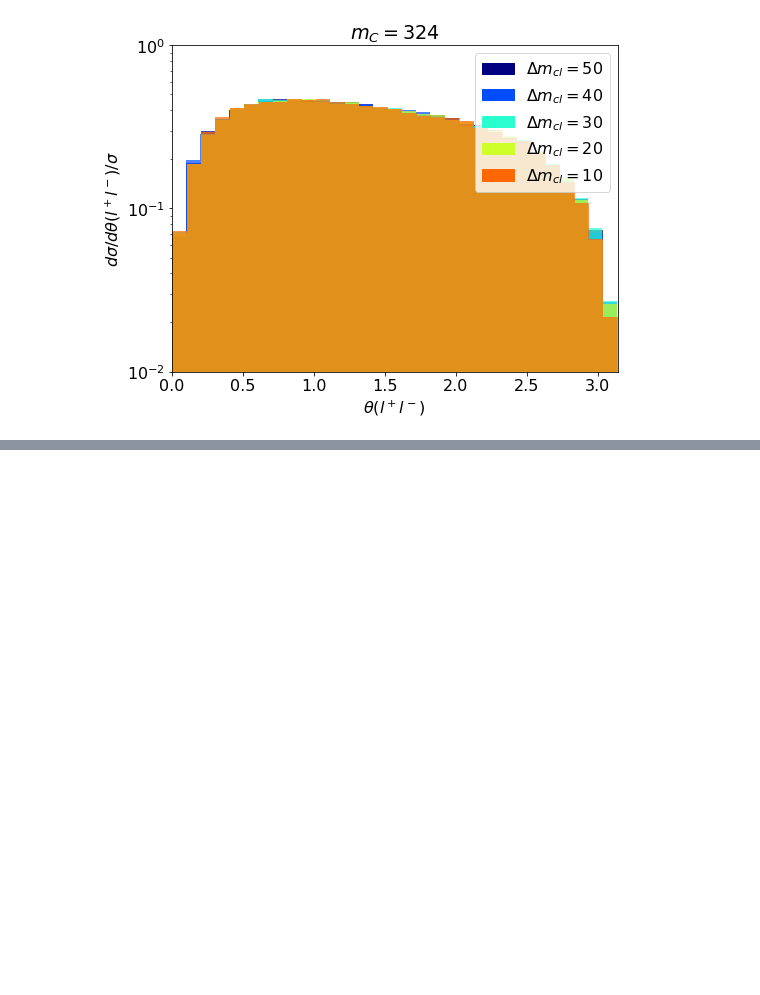
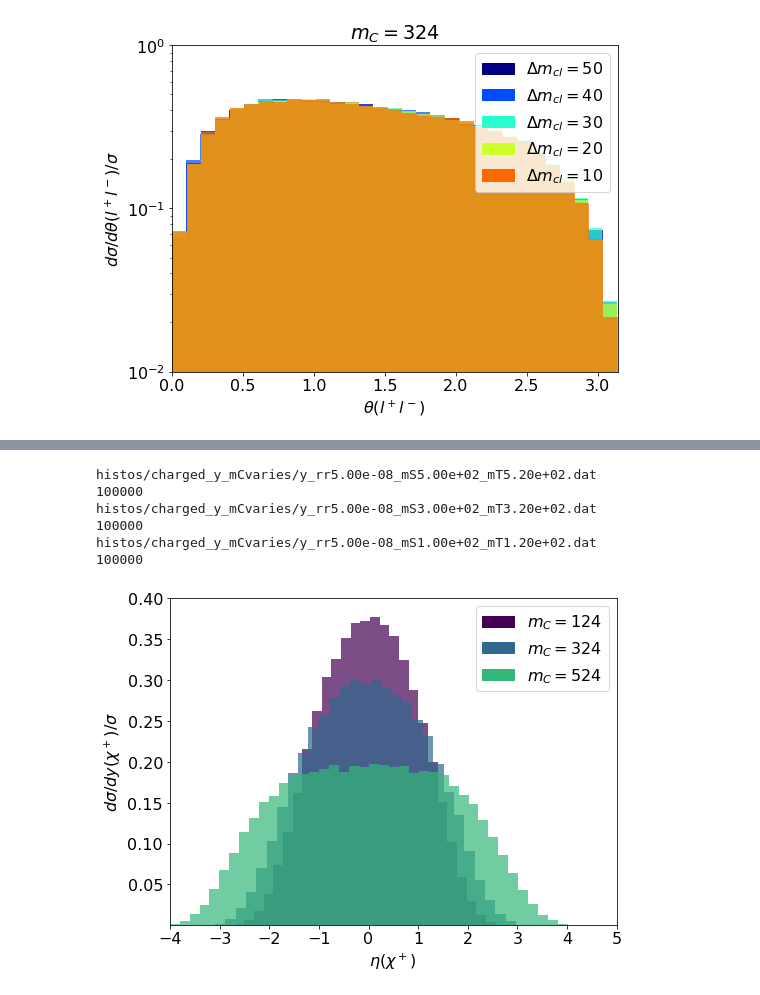
Before and after one commit to anasthesia/SoftLLP, a Jupyter notebook: kinematics/plot_histos.ipynb, the cells around one changed output, grey strips where cells are left out. Saved outputs shown, nothing was run; the diff lists cells and outputs as text; code cells hidden in the pictures; blank space fills up the shorter version.

Commit message:
New observables for charged states added

```diff
--- a/kinematics/plot_histos.ipynb
+++ b/kinematics/plot_histos.ipynb
@@ -368,0 +369,31 @@ histos/charged_eta_mCvaries/etaminus_rr5.00e-08_mS1.00e+02_mT1.20e+02.dat
+# %%
+#eta charged: mC varies
+
+plt.figure(figsize=(8, 6))
+
+histosFromFiles('histos/charged_y_mCvaries',0.1,True)
+
+
+plt.xlim(-4,5)
+plt.ylim(10**(-3),0.4)
+#plt.yscale("log")
+
+plt.xlabel('$\\eta(\\chi^+)$')
+plt.ylabel('$d\\sigma/d y(\\chi^+)/\\sigma$')
+
+
+patch1 = mpatches.Patch(color=usedcolors[0], label='$m_{C}=124$')
+patch2 = mpatches.Patch(color=usedcolors[1], label='$m_{C}=324$')
+patch3 = mpatches.Patch(color=usedcolors[2], label='$m_{C}=524$')
+
+plt.legend(handles=[patch1,patch2,patch3],loc='upper right')
+
+plt.savefig('y_charged_different_mC.png')
+# %% [output]
+histos/charged_y_mCvaries/y_rr5.00e-08_mS5.00e+02_mT5.20e+02.dat
+100000
+histos/charged_y_mCvaries/y_rr5.00e-08_mS3.00e+02_mT3.20e+02.dat
+100000
+histos/charged_y_mCvaries/y_rr5.00e-08_mS1.00e+02_mT1.20e+02.dat
+100000
+[figure, added]
```
Also changed, not shown: parts of 7 cells of this notebook, 5 other files.
